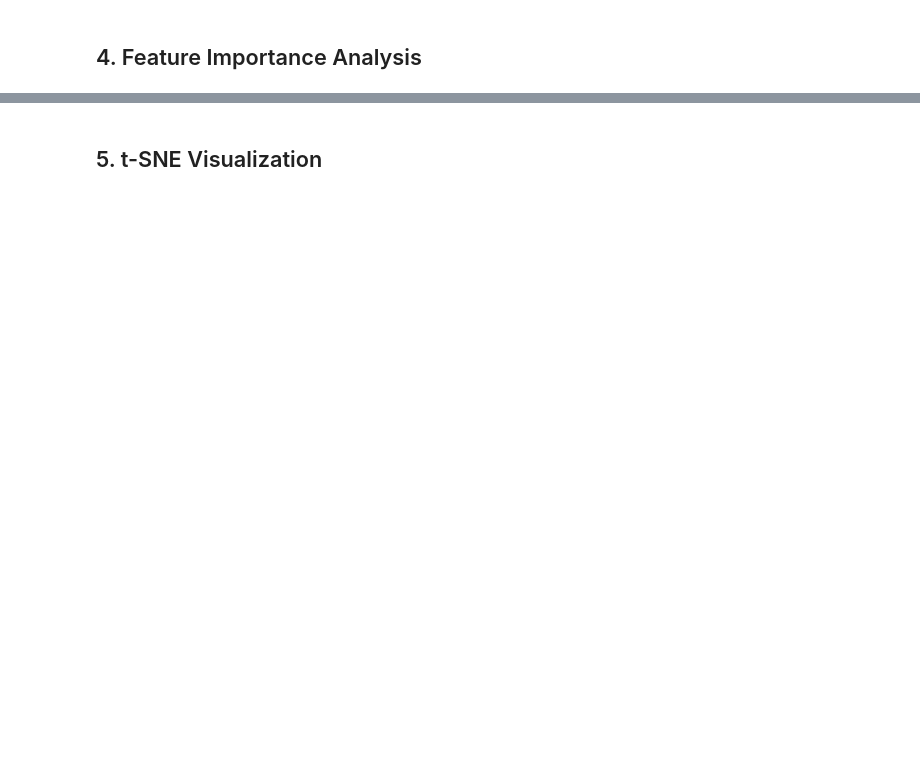
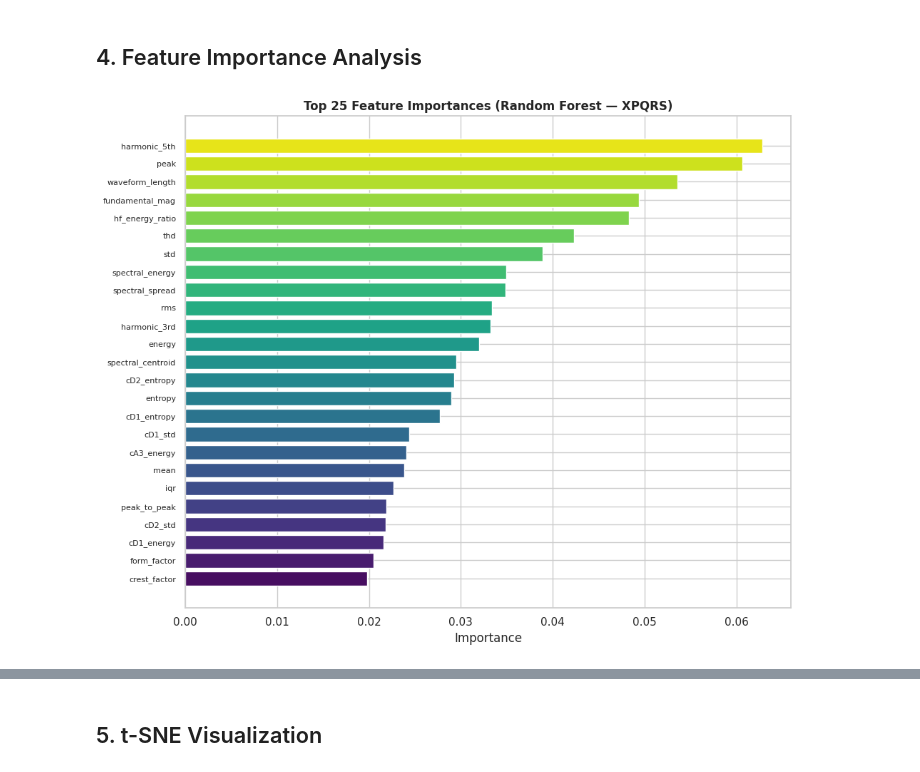
Before and after one commit to sanjaykumar584/pqd-classification, a Jupyter notebook: notebooks/05_results_comparison.ipynb, the cells around one changed output, grey strips where cells are left out. Cells and saved outputs as stored; diff of their text form; code cells hidden in the pictures; blank space fills up the shorter version.

```diff
--- a/notebooks/05_results_comparison.ipynb
+++ b/notebooks/05_results_comparison.ipynb
@@ -119,15 +154,21 @@ plt.show()
 # %% [markdown]
 ## 4. Feature Importance Analysis
 # %%
-# Load Random Forest model for feature importance
-rf_pipe = joblib.load('../results/models/xpqrs_random_forest.pkl')
+# Load Random Forest model for feature importance (prefer tuned if available)
+rf_tuned_path = '../results/models/xpqrs_random_forest_tuned.pkl'
+rf_base_path = '../results/models/xpqrs_random_forest.pkl'
+rf_model_path = rf_tuned_path if os.path.exists(rf_tuned_path) else rf_base_path
+
+rf_pipe = joblib.load(rf_model_path)
 rf_model = rf_pipe.named_steps['clf']
 importances = rf_model.feature_importances_
 
 fig = plot_feature_importance(importances, feature_cols, top_n=25,
                               title='Top 25 Feature Importances (Random Forest — XPQRS)')
 fig.savefig('../results/figures/final_feature_importance.png', dpi=150, bbox_inches='tight')
 plt.show()
+# %% [output]
+[figure, added]
 # %%
 # Feature importance by domain
 domain_importance = {'time': 0, 'fft': 0, 'wavelet': 0}
```
Also changed, not shown: parts of 8 cells of this notebook, 18 other files.
